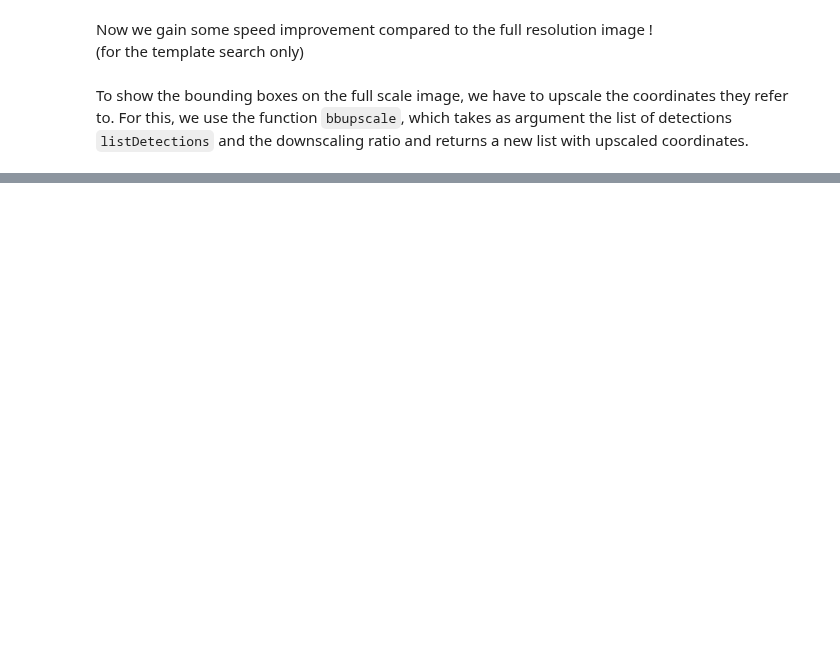
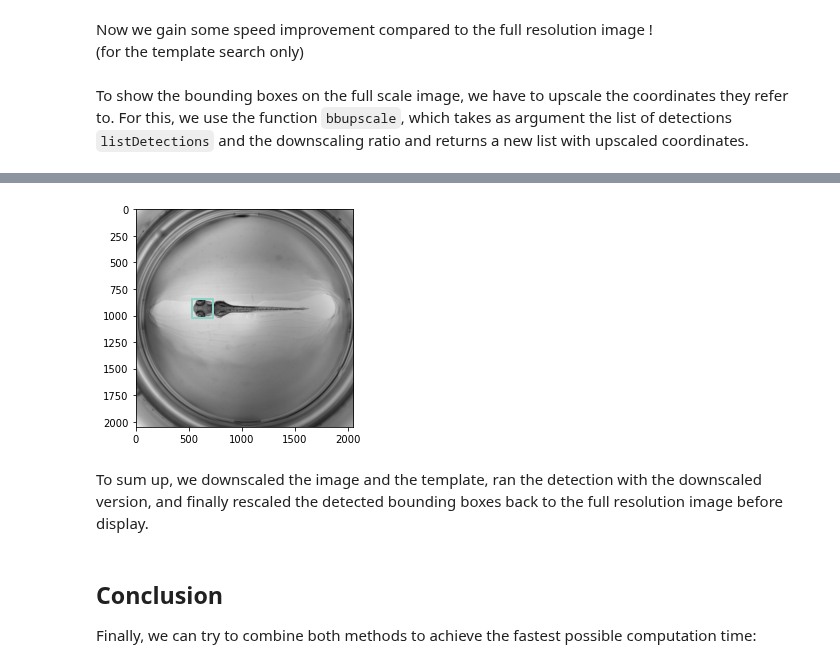
Before and after one commit to multi-template-matching/MultiTemplateMatching-Python, a Jupyter notebook: tutorials/Tutorial3-SpeedingUp.ipynb, the cells around one changed output, grey strips where cells are left out. Cells and saved outputs as stored; diff of their text form; code cells hidden in the pictures; blank space fills up the shorter version.

```diff
--- a/tutorials/Tutorial3-SpeedingUp.ipynb
+++ b/tutorials/Tutorial3-SpeedingUp.ipynb
@@ -158,0 +163,7 @@ plotDetections(image, listDetectionsupscaled)
+# %%
+image = io.imread(r"images/Fish.tif", -1)
+template = image[842:842+184, 528:528+196]
+listTemplates = [template]
+
+%time listDetections = matchTemplates(image, listTemplates, nObjects=1, downscaling_ratio = 4)
+listDetections
@@ -158,0 +173,10 @@ plotDetections(image, listDetectionsupscaled)
+# %%
+plotDetections(image, listDetections)
+# %% [output]
+[figure, added]
+# %% [markdown]
+To sum up, we downscaled the image and the template, ran the detection with the downscaled version, and finally rescaled the detected bounding boxes back to the full resolution image before display.
+# %% [markdown]
+## Conclusion
+
+Finally, we can try to combine both methods to achieve the fastest possible computation time:
```
Also changed, not shown: parts of 14 cells of this notebook.
